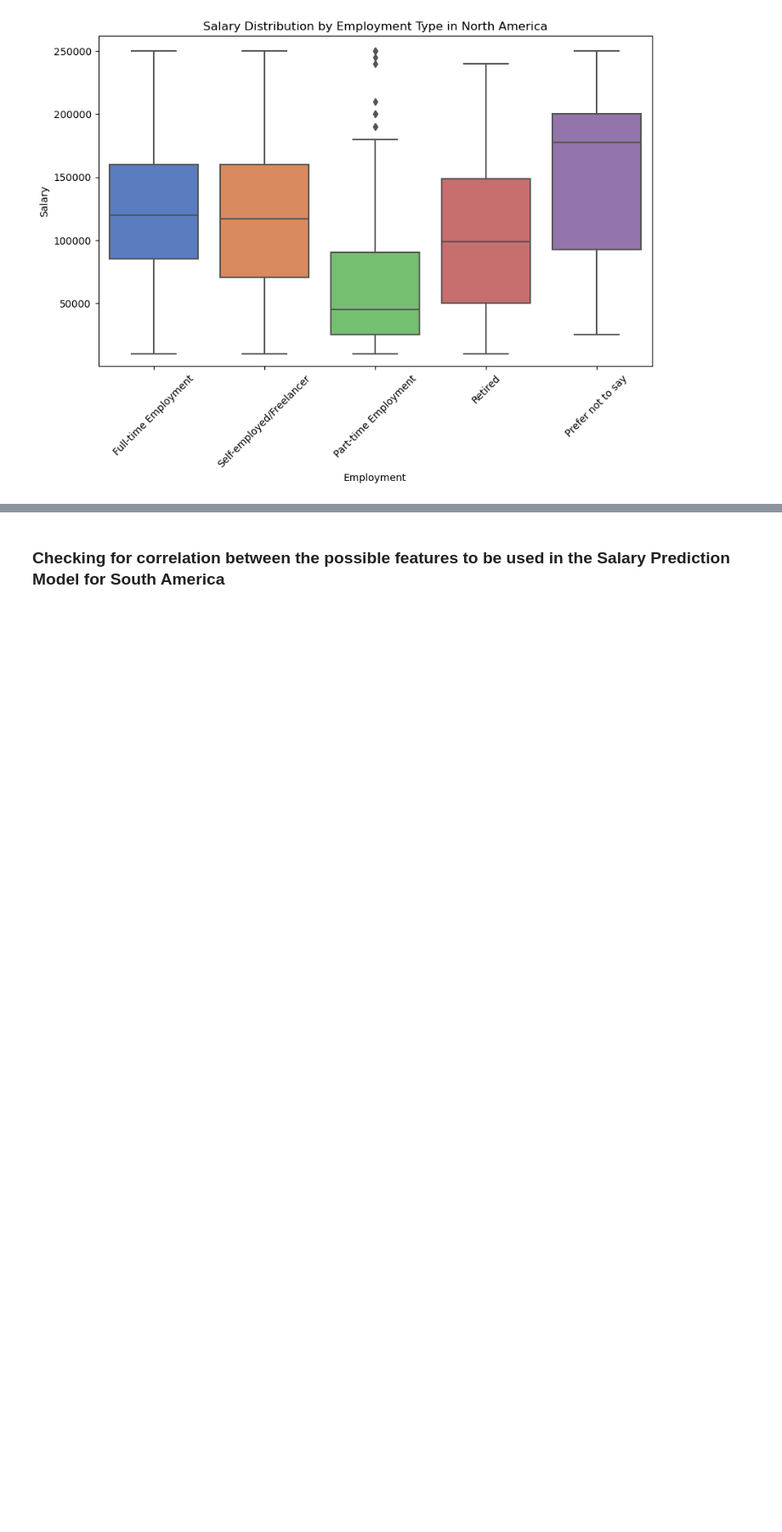
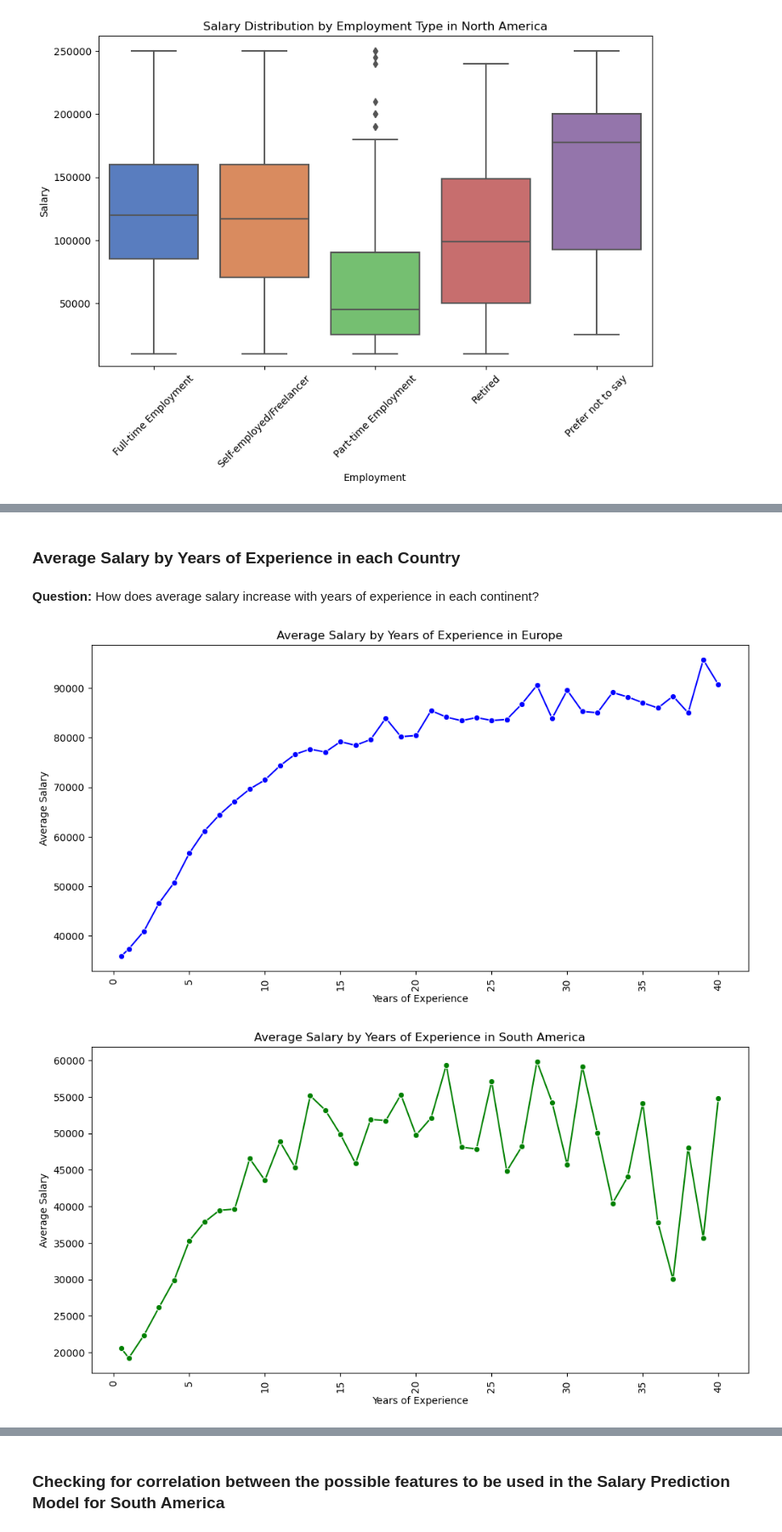
Before and after one commit to gitbravehub/salaryPrediction_EU_NA_SA, a Jupyter notebook: merged_dfs.ipynb, the cells around one changed output, grey strips where cells are left out. Shown at 85% size. Saved outputs shown, nothing was run; the diff lists cells and outputs as text; code cells hidden in the pictures; blank space fills up the shorter version.

```diff
--- a/merged_dfs.ipynb
+++ b/merged_dfs.ipynb
@@ -841,0 +855,51 @@ plt.show()
+# %% [markdown]
+### Average Salary by Years of Experience in each Country
+# %% [markdown]
+**Question:** How does average salary increase with years of experience in each continent?
+# %%
+# Europe
+filtered_europe_df = europe_df[europe_df['Years of Experience'] <= 40]
+plt.figure(figsize=(12, 6))
+sns.lineplot(x='Years of Experience', y='Salary', data=filtered_europe_df, color='blue', marker='o', ci=None)
+plt.title('Average Salary by Years of Experience in Europe')
+plt.xlabel('Years of Experience')
+plt.ylabel('Average Salary')
+plt.xticks(rotation=90)
+plt.show()
+
+# South America
+filtered_sa_df = south_america_df[south_america_df['Years of Experience'] <= 40]
+plt.figure(figsize=(12, 6))
+sns.lineplot(x='Years of Experience', y='Salary', data=filtered_sa_df, color='green', marker='o', ci=None)
+plt.title('Average Salary by Years of Experience in South America')
+plt.xlabel('Years of Experience')
+plt.ylabel('Average Salary')
+plt.xticks(rotation=90)
+plt.show()
+
+# North America
+filtered_na_df = north_america_df[north_america_df['Years of Experience'] <= 40]
+plt.figure(figsize=(12, 6))
+sns.lineplot(x='Years of Experience', y='Salary', data=filtered_na_df, color='red', marker='o', ci=None)
+plt.title('Average Salary by Years of Experience in North America')
+plt.xlabel('Years of Experience')
+plt.ylabel('Average Salary')
+plt.xticks(rotation=90)
+plt.show()
+
+# Plotting for Europe, SA, NA
+plt.figure(figsize=(12, 6))
+sns.lineplot(x='Years of Experience', y='Salary', data=filtered_europe_df, color='blue', marker='o', ci=None, label='Europe')
+sns.lineplot(x='Years of Experience', y='Salary', data=filtered_sa_df, color='green', marker='o', ci=None, label='South America')
+sns.lineplot(x='Years of Experience', y='Salary', data=filtered_na_df, color='red', marker='o', ci=None, label='North America')
+plt.title('Average Salary by Years of Experience Across Continents')
+plt.xlabel('Years of Experience')
+plt.ylabel('Average Salary')
+plt.xticks(rotation=90)
+plt.legend()
+plt.grid(True)
+plt.tight_layout()
+plt.show()
+# %% [output]
+[figure, added]
+[figure, added]
```
Also changed, not shown: parts of 14 cells of this notebook, 2 other files.
